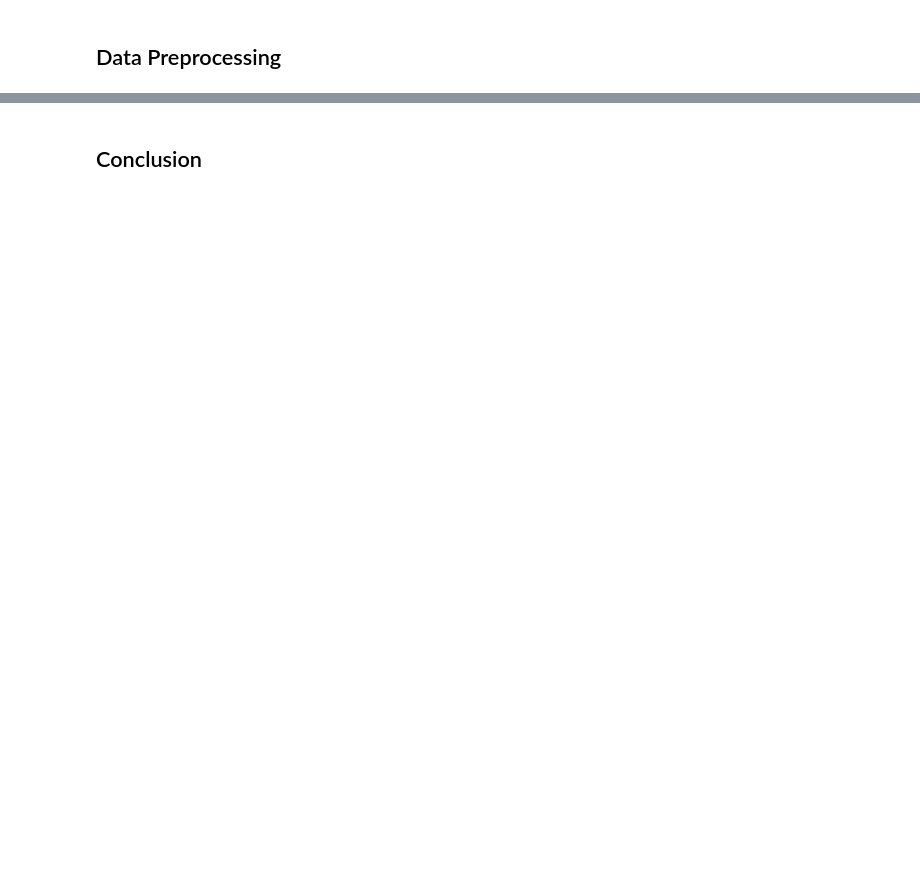
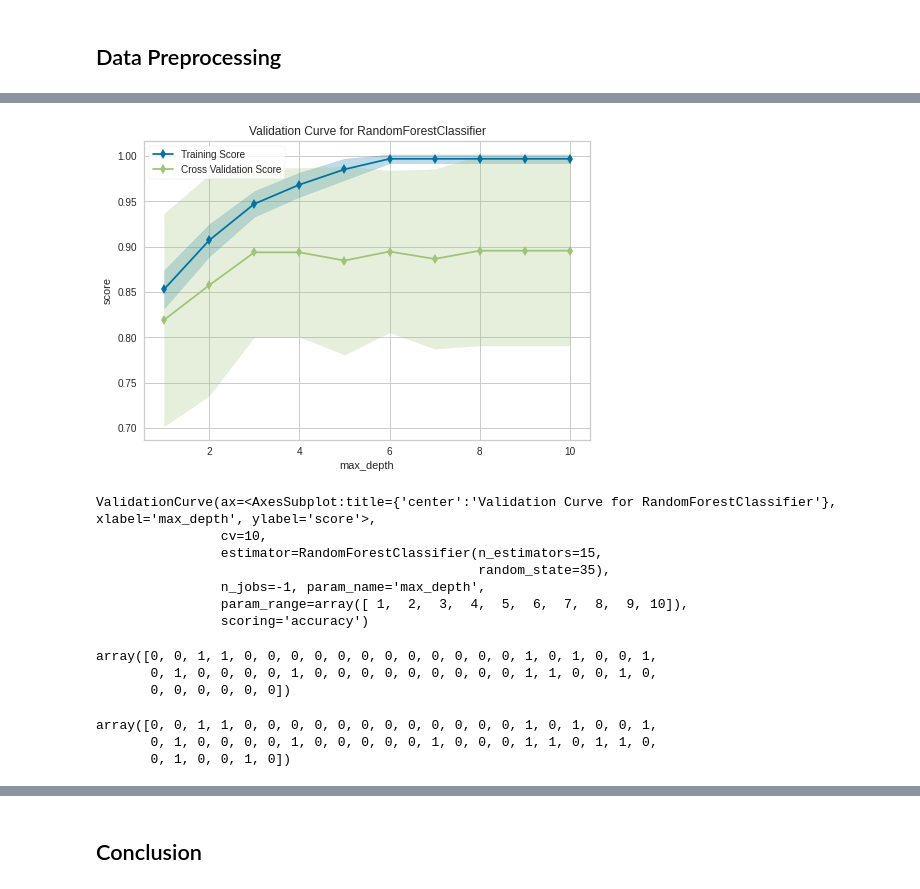
Before and after one commit to bridgecrew-perf6/FinalProject3-EnsembleMethod-RF, a Jupyter notebook: PYTN_KampusMerdeka_fp3_SafiraAuliaRohmah.ipynb, the cells around one changed output, grey strips where cells are left out. Drawn from its saved outputs; the diff is of its cells as text; code cells hidden in the pictures; blank space fills up the shorter version.

Commit message:
create model using random forest and decision tree algorithm

```diff
--- a/PYTN_KampusMerdeka_fp3_SafiraAuliaRohmah.ipynb
+++ b/PYTN_KampusMerdeka_fp3_SafiraAuliaRohmah.ipynb
@@ -306,0 +348,2 @@ smoking
+# %%
+df.drop(columns=['diabetes','smoking','sex'],axis=1, inplace=True)
@@ -306,0 +360,4 @@ smoking
+# %%
+X = df.drop('DEATH_EVENT', axis=1)
+y = df['DEATH_EVENT']
+X_train, X_test, y_train, y_test = train_test_split(X, y, test_size=0.35, random_state=101)
@@ -306,0 +368,5 @@ smoking
+# %%
+RF = RandomForestClassifier(n_estimators=15, random_state=35)
+RF.fit(X_train, y_train)
+ypred = RF.predict(X_test)
+print("Accuracy:",metrics.accuracy_score(y_test,ypred))
@@ -306,0 +459,25 @@ smoking
+# %%
+from yellowbrick.model_selection import validation_curve
+print(validation_curve(RF, X_test, y_test, param_name="max_depth", n_jobs=-1,
+      param_range=np.arange(1, 11), cv=10, scoring="accuracy"))
+# %% [output]
+[figure, added]
+ValidationCurve(ax=<AxesSubplot:title={'center':'Validation Curve for RandomForestClassifier'}, xlabel='max_depth', ylabel='score'>,
+                cv=10,
+                estimator=RandomForestClassifier(n_estimators=15,
+                                                 random_state=35),
+                n_jobs=-1, param_name='max_depth',
+                param_range=array([ 1,  2,  3,  4,  5,  6,  7,  8,  9, 10]),
+                scoring='accuracy')
+# %%
+RF.predict(X_test[:50])
+# %% [output]
+array([0, 0, 1, 1, 0, 0, 0, 0, 0, 0, 0, 0, 0, 0, 0, 0, 1, 0, 1, 0, 0, 1,
+       0, 1, 0, 0, 0, 0, 1, 0, 0, 0, 0, 0, 0, 0, 0, 0, 1, 1, 0, 0, 1, 0,
+       0, 0, 0, 0, 0, 0])
+# %%
+clf_tree.predict(X_test[:50])
+# %% [output]
+array([0, 0, 1, 1, 0, 0, 0, 0, 0, 0, 0, 0, 0, 0, 0, 0, 1, 0, 1, 0, 0, 1,
+       0, 1, 0, 0, 0, 0, 1, 0, 0, 0, 0, 0, 1, 0, 0, 0, 1, 1, 0, 1, 1, 0,
+       0, 1, 0, 0, 1, 0])
```
Also changed, not shown: parts of 27 cells of this notebook.
